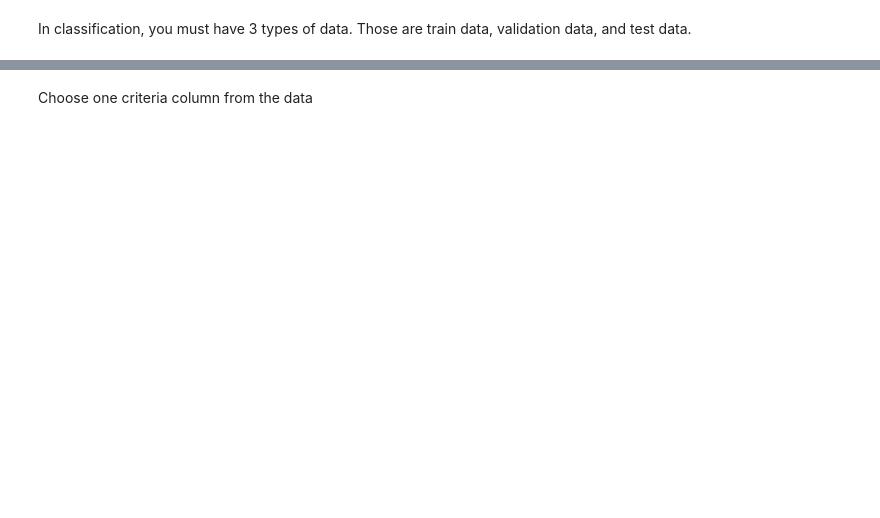
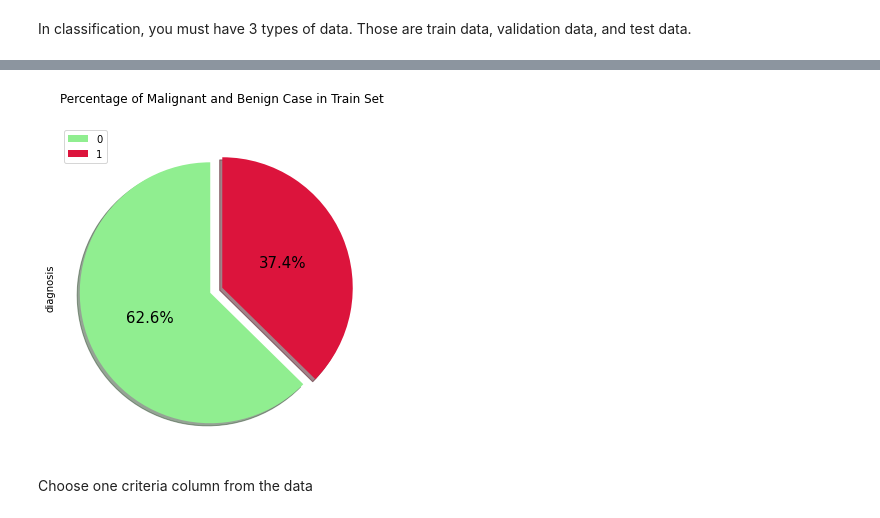
Before and after one commit to kvnchandra/ml-assignment-bangkit, a Jupyter notebook: main.ipynb, the cells around one changed output, grey strips where cells are left out. Saved outputs shown, nothing was run; the diff lists cells and outputs as text; code cells hidden in the pictures; blank space fills up the shorter version.

```diff
--- a/main.ipynb
+++ b/main.ipynb
@@ -57,0 +88,5 @@ dataframe.head()
+# %%
+dataframe.rename(columns={'concave points_mean': 'concave_points_mean',
+                          'concave points_se' : 'concave_points_se',
+                          'concave points_worst' : 'concave_points_worst'},
+                 inplace=True)
@@ -57,0 +95,4 @@ dataframe.head()
+# %%
+dataframe.drop('id', axis=1, inplace=True)  # dropping the 'id' column
+
+print("Row, Col", dataframe.shape)          # (row,col)
@@ -57,0 +105,4 @@ dataframe.head()
+# %%
+dataframe['diagnosis'] = dataframe['diagnosis'].map({'M':1, 'B':0})
+
+dataframe.head()
@@ -58,9 +116,10 @@ dataframe.head()
 # %% [markdown]
 In classification, you must have 3 types of data. Those are train data, validation data, and test data.
 # %%
-# Separate data into 3 types
-train, test = train_test_split(dataframe, test_size=0.2)
-train, val = train_test_split(train, test_size=0.2)
+# First, separate data into 2 types
+train, test = train_test_split(dataframe,
+                               test_size=0.2,
+                               stratify=dataframe['diagnosis'])     # split data into same ratio based on diagnosis
+
 print('Length of\n\tTrain Data\t: ', len(train),
-      '\n\tValidation Data\t: ', len(val),
       '\n\tTest Data\t: ', len(test))
@@ -69,3 +164,28 @@ print('Length of\n\tTrain Data\t: ', len(train),
+# %%
+colors_list = ['lightgreen', 'crimson']
+explode_list = [0.1, 0]     # ratio for each class with which to offset each wedge.
+
+train['diagnosis'].value_counts().plot(kind='pie',
+                                       figsize=(6, 6),
+                                       autopct='%1.1f%%',
+                                       startangle=90,
+                                       shadow=True,
+                                       labels=None,         # turn off labels on pie chart
+                                       pctdistance=0.5,     # the ratio between the center of each pie slice and the start of the text generated by autopct
+                                       fontsize=15,
+                                       colors=colors_list,  # add custom colors
+                                       explode=explode_list
+                                       )
+
+# scale the title up by 5% to match pctdistance
+plt.title('Percentage of Malignant and Benign Case in Train Set', y = 1.05)
+
+# add legend
+plt.legend(labels=train['diagnosis'].value_counts().index, loc='upper left')
+
+plt.show()
+# %% [output]
+[figure, added]
 # %% [markdown]
 Choose one criteria column from the data
 # %%
```
Also changed, not shown: parts of 28 cells of this notebook.
